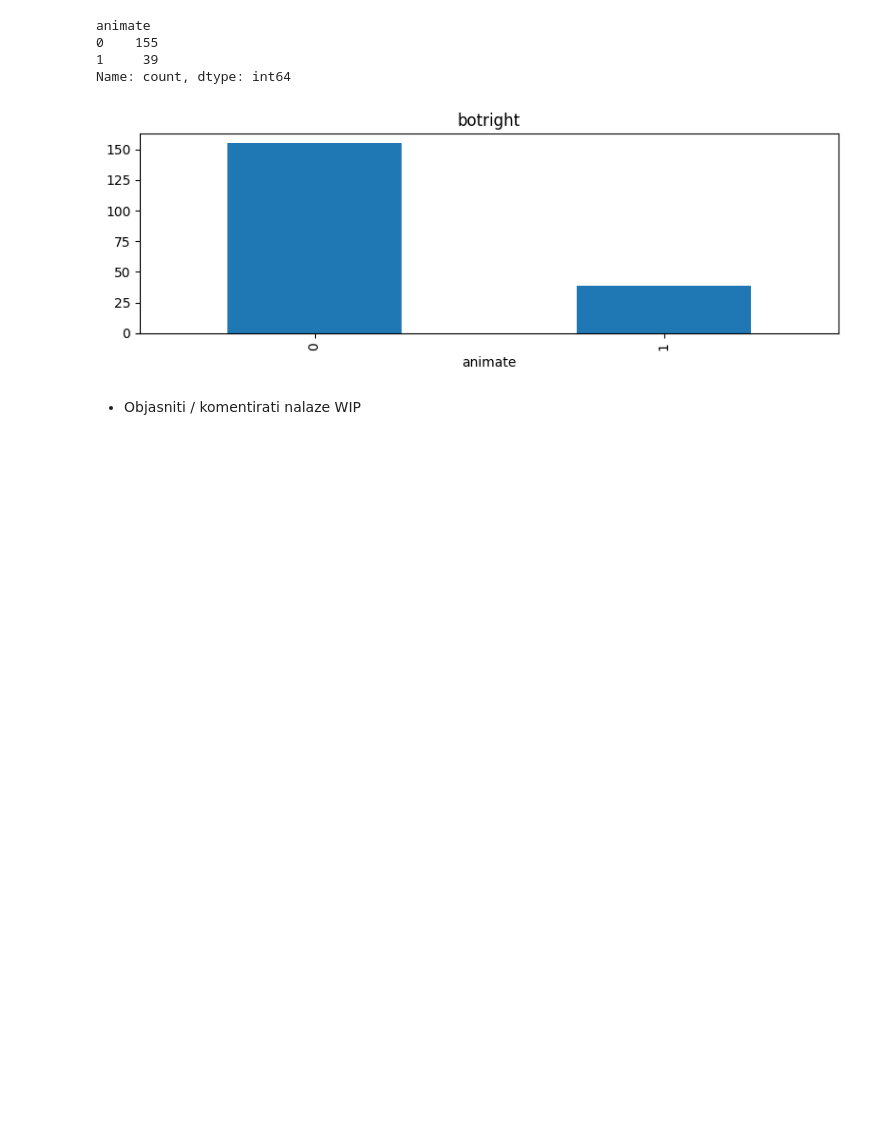
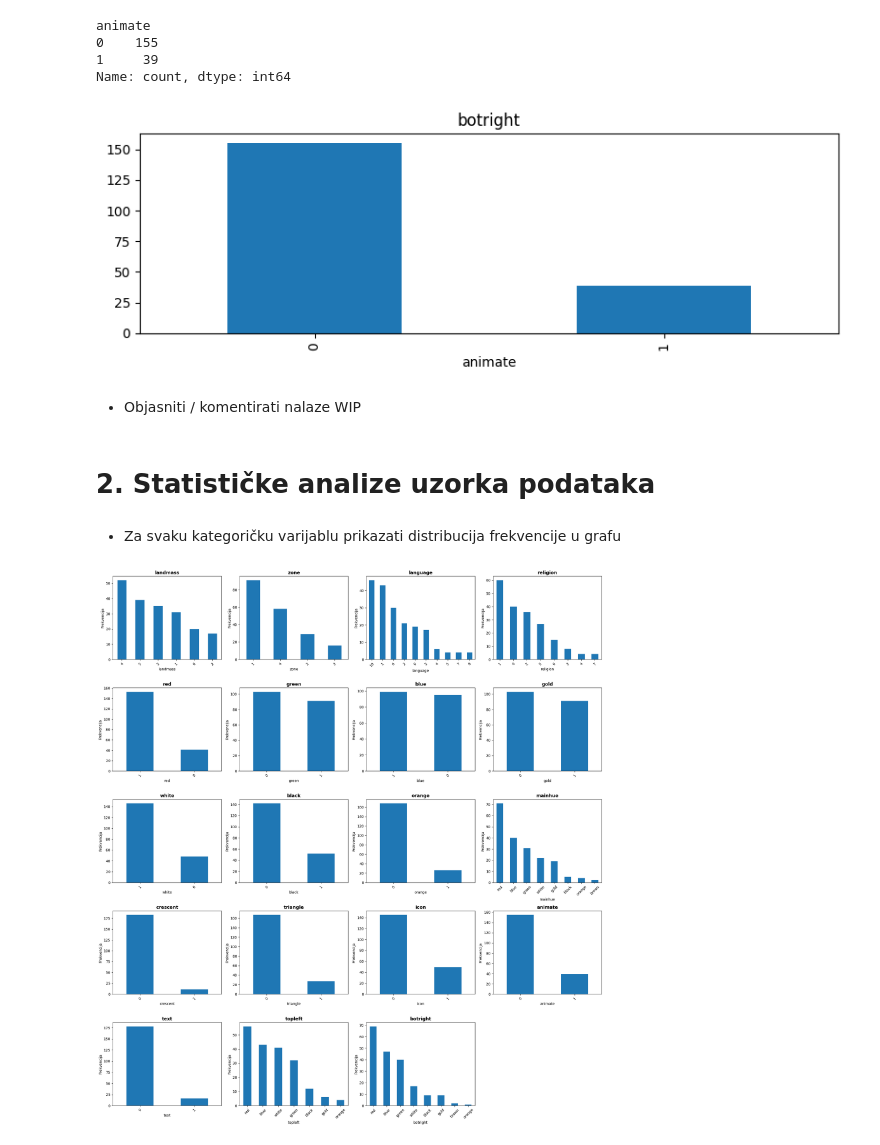
Before and after one commit to TihomirPop/NOSQL_BDA, a Jupyter notebook: 2. dio/zadatak2.ipynb, the cells around one changed output. Drawn from its saved outputs; the diff is of its cells as text; code cells hidden in the pictures; blank space fills up the shorter version.

Commit message:
- Za svaku kategoričku varijablu prikazati distribucija frekvencije u grafu

```diff
--- a/2. dio/zadatak2.ipynb
+++ b/2. dio/zadatak2.ipynb
@@ -164,3 +155,25 @@ Name: count, dtype: int64
 # %% [markdown]
 - Objasniti / komentirati nalaze
 WIP
+# %% [markdown]
+# 2. Statističke analize uzorka podataka
+# %% [markdown]
+- Za svaku kategoričku varijablu prikazati distribucija frekvencije u grafu
+# %%
+fig, axes = plt.subplots(5, 4, figsize=(20, 22))
+axes = axes.flatten()
+
+for i, col in enumerate(kategorickeVarijable):
+    counts = df[col].value_counts()
+    counts.plot(kind='bar', ax=axes[i])
+    axes[i].set_title(col, fontsize=13, fontweight='bold')
+    axes[i].set_ylabel('Frekvencija')
+    axes[i].tick_params(axis='x', rotation=45)
+
+# Sakrij prazan subplot
+axes[-1].set_visible(False)
+
+plt.tight_layout()
+plt.show()
+# %% [output]
+[figure, added]
```
Also changed, not shown: parts of 2 cells of this notebook.
